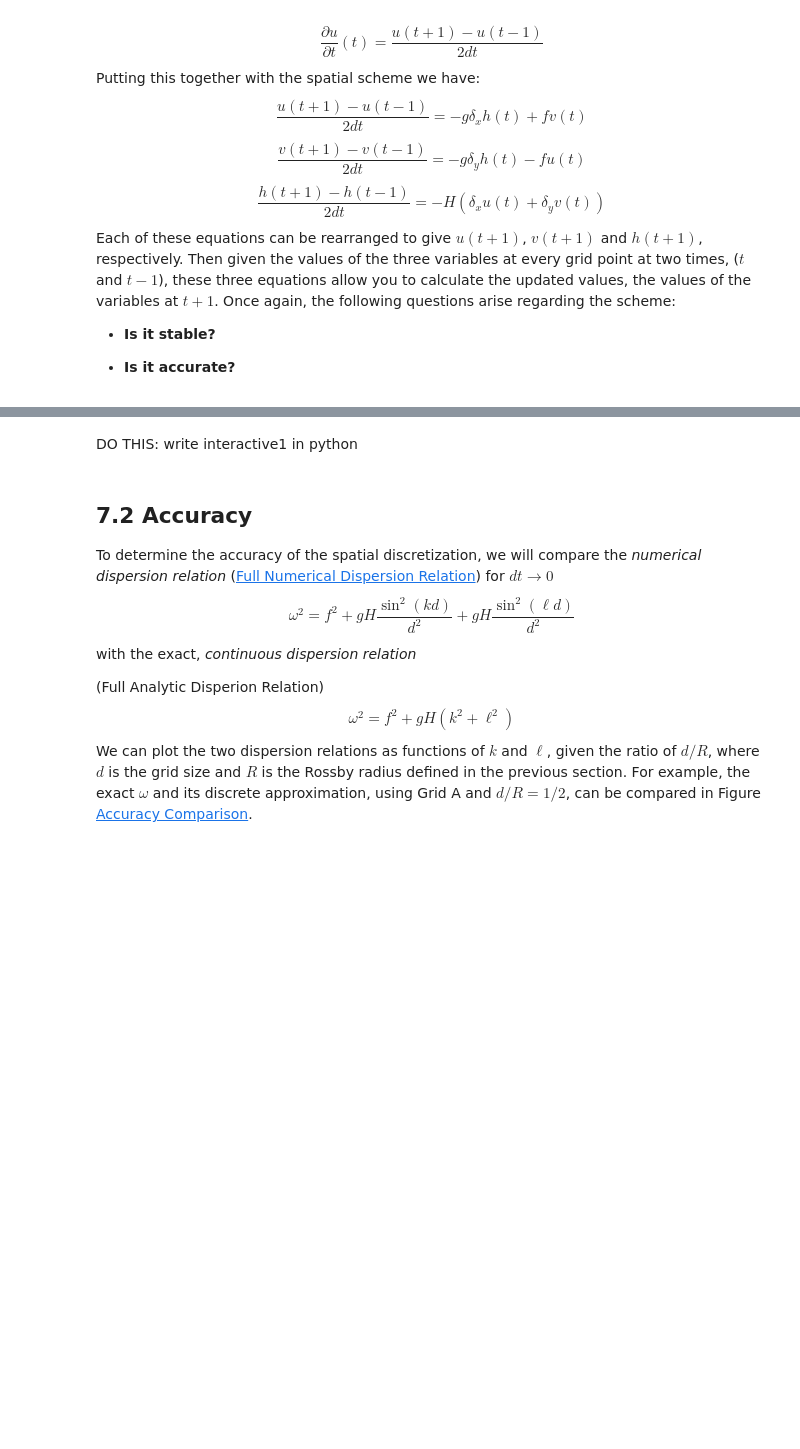
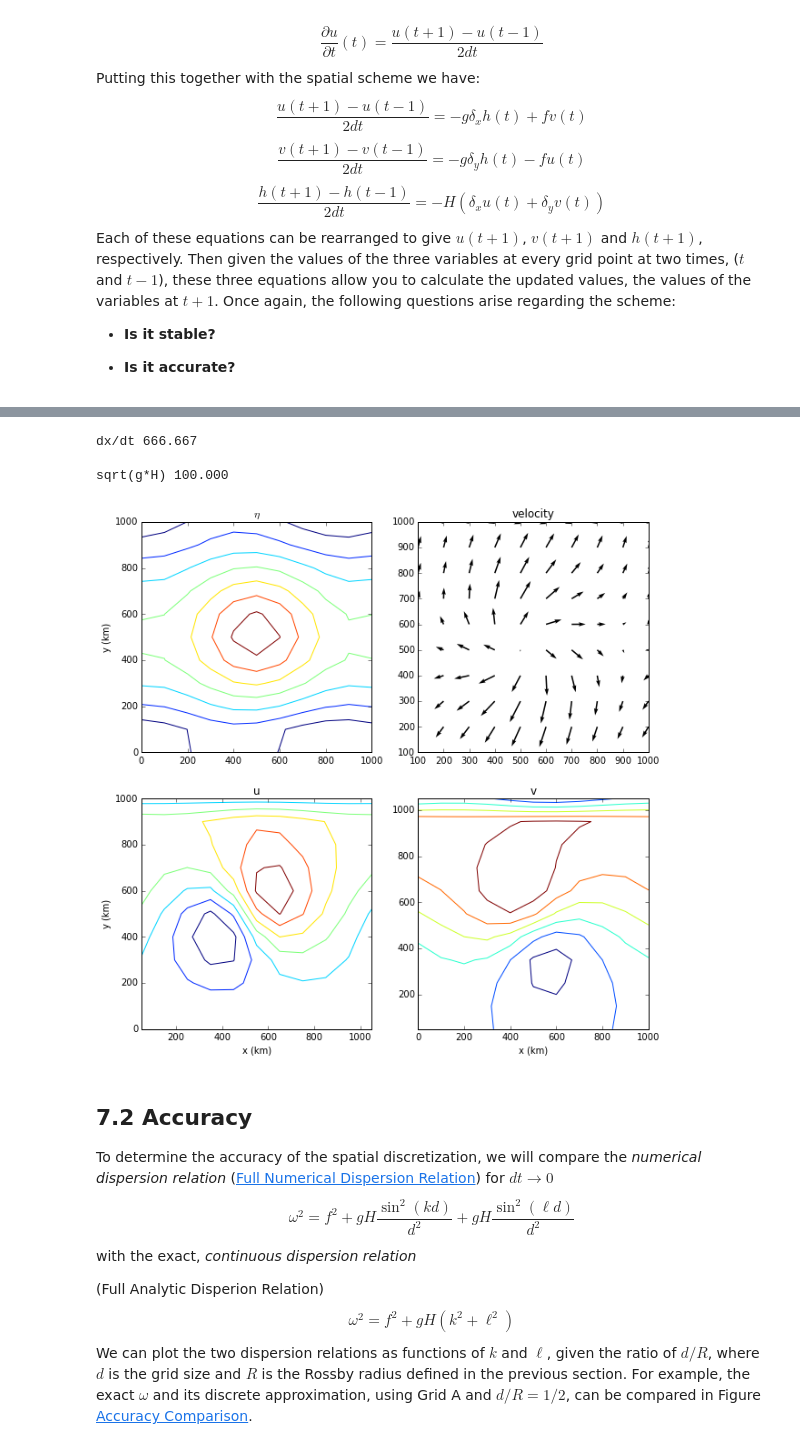
Before and after one commit to timothya87/numeric, a Jupyter notebook: lab7/Lab_7.ipynb, the cells around one changed output, grey strips where cells are left out. Saved outputs shown, nothing was run; the diff lists cells and outputs as text; code cells hidden in the pictures; blank space fills up the shorter version.

```diff
--- a/lab7/Lab_7.ipynb
+++ b/lab7/Lab_7.ipynb
@@ -942,5 +945,14 @@ along with a complete explanation.
-# %% [markdown]
-DO THIS: write interactive1 in python
+# %%
+# grid A is grid 1, grid B is grid 2 and and grid C is grid 3
+# ngrid is the number of grid points in x and y
+# dt is the time step in seconds
+# T is the time plotted is seconds to 4*3600 is 4 hours
+interactive1.interactive1(grid=3, ngrid=11, dt=150, T=4*3600)
+# %% [output]
+dx/dt 666.667
+
+sqrt(g*H) 100.000
+[figure, added]
 # %% [markdown]
 7.2 Accuracy
 --------
```
Also changed, not shown: parts of 6 cells of this notebook.
